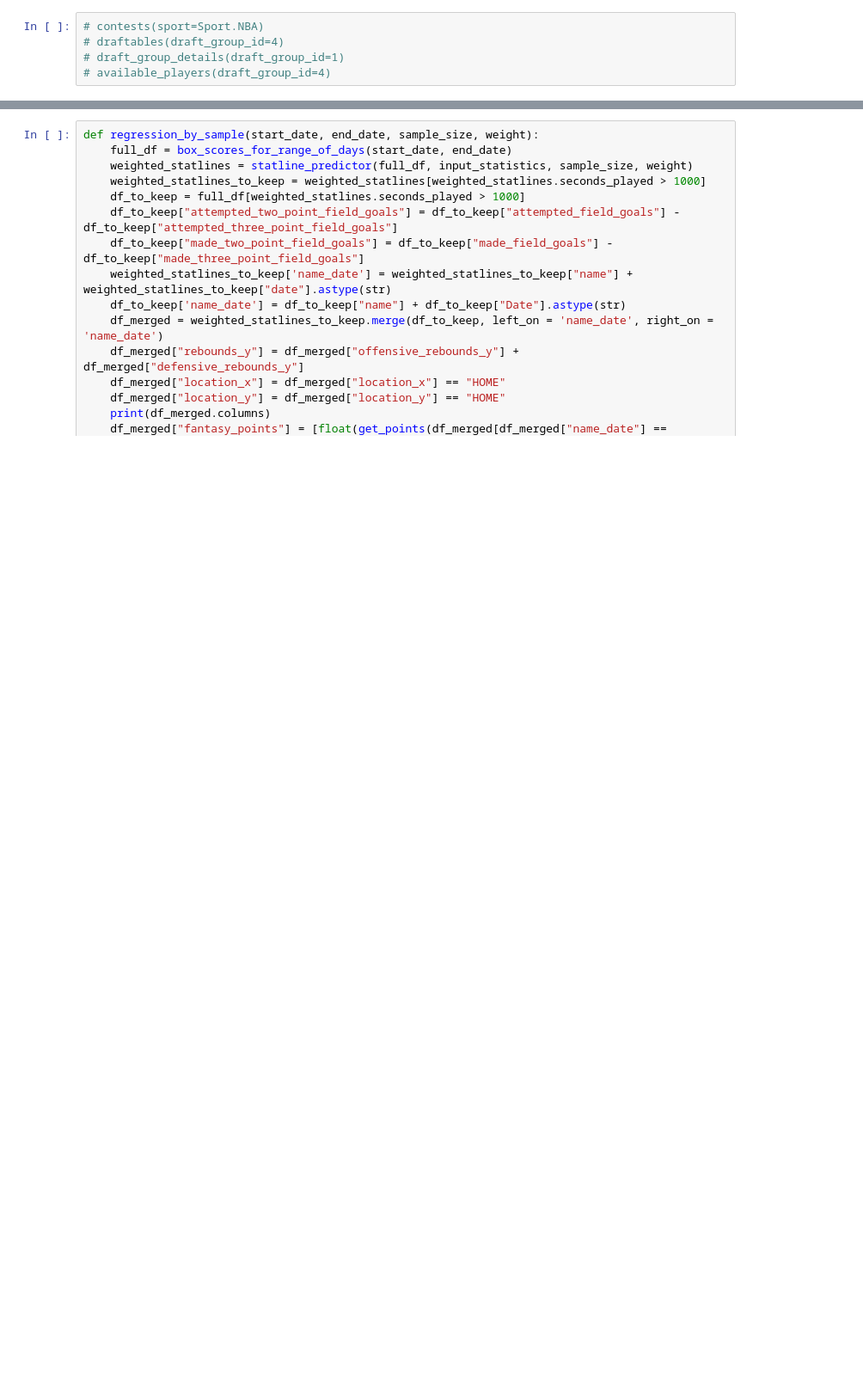
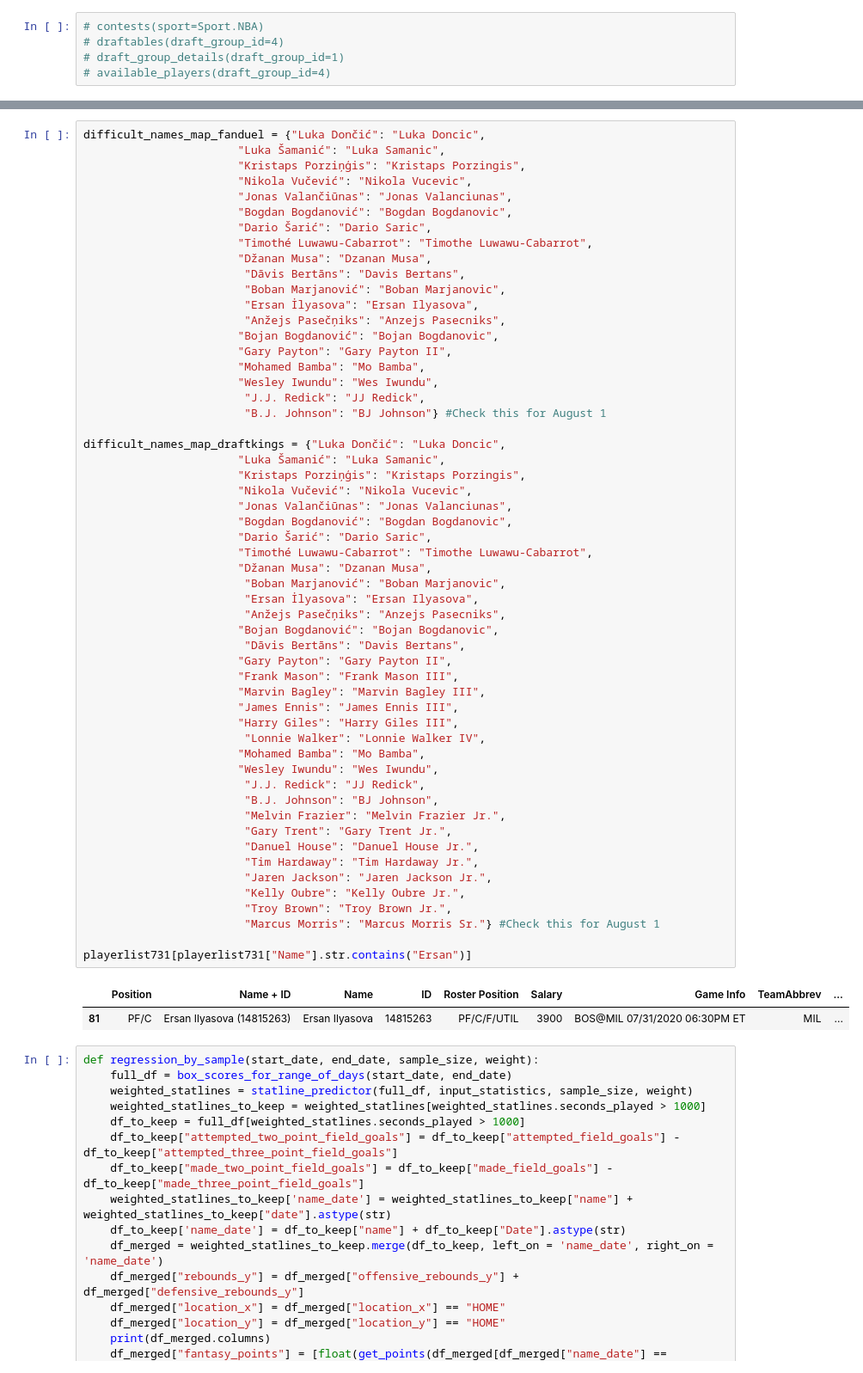
Before and after one commit to Shaviv-Hoffman-Lowitz/Sports-Analytics-Group-at-Berkeley-Machine-Learning-Project, a Jupyter notebook: final_model.ipynb, the cells around one changed output, grey strips where cells are left out. Shown: that part at 86% size. Cells and saved outputs as stored; diff of their text form; blank space fills up the shorter version.

```diff
--- a/final_model.ipynb
+++ b/final_model.ipynb
@@ -825,3 +853,61 @@ july_31_predictions[july_31_predictions.fantasy_points_8_9 < 0]
+# %%
+difficult_names_map_fanduel = {"Luka Dončić": "Luka Doncic",
+                       "Luka Šamanić": "Luka Samanic",
+                       "Kristaps Porziņģis": "Kristaps Porzingis",
+                       "Nikola Vučević": "Nikola Vucevic",
+                       "Jonas Valančiūnas": "Jonas Valanciunas",
+                       "Bogdan Bogdanović": "Bogdan Bogdanovic",
+                       "Dario Šarić": "Dario Saric",
+                       "Timothé Luwawu-Cabarrot": "Timothe Luwawu-Cabarrot",
+                       "Džanan Musa": "Dzanan Musa",
+                        "Dāvis Bertāns": "Davis Bertans",
+                        "Boban Marjanović": "Boban Marjanovic",
+                        "Ersan İlyasova": "Ersan Ilyasova",
+                        "Anžejs Pasečņiks": "Anzejs Pasecniks",
+                       "Bojan Bogdanović": "Bojan Bogdanovic",
+                       "Gary Payton": "Gary Payton II",
+                       "Mohamed Bamba": "Mo Bamba",
+                       "Wesley Iwundu": "Wes Iwundu",
+                        "J.J. Redick": "JJ Redick",
+                        "B.J. Johnson": "BJ Johnson"} #Check this for August 1
+
+difficult_names_map_draftkings = {"Luka Dončić": "Luka Doncic",
+                       "Luka Šamanić": "Luka Samanic",
+                       "Kristaps Porziņģis": "Kristaps Porzingis",
+                       "Nikola Vučević": "Nikola Vucevic",
+                       "Jonas Valančiūnas": "Jonas Valanciunas",
+                       "Bogdan Bogdanović": "Bogdan Bogdanovic",
+                       "Dario Šarić": "Dario Saric",
+                       "Timothé Luwawu-Cabarrot": "Timothe Luwawu-Cabarrot",
+                       "Džanan Musa": "Dzanan Musa",
+                        "Boban Marjanović": "Boban Marjanovic",
+                        "Ersan İlyasova": "Ersan Ilyasova",
+                        "Anžejs Pasečņiks": "Anzejs Pasecniks",
+                       "Bojan Bogdanović": "Bojan Bogdanovic",
+                        "Dāvis Bertāns": "Davis Bertans",
+                       "Gary Payton": "Gary Payton II",
+                       "Frank Mason": "Frank Mason III",
+                       "Marvin Bagley": "Marvin Bagley III",
+                       "James Ennis": "James Ennis III",
+                       "Harry Giles": "Harry Giles III",
+                        "Lonnie Walker": "Lonnie Walker IV",
+                       "Mohamed Bamba": "Mo Bamba",
+                       "Wesley Iwundu": "Wes Iwundu",
+                        "J.J. Redick": "JJ Redick",
+                        "B.J. Johnson": "BJ Johnson",
+                        "Melvin Frazier": "Melvin Frazier Jr.",
+                        "Gary Trent": "Gary Trent Jr.",
+                        "Danuel House": "Danuel House Jr.",
+                        "Tim Hardaway": "Tim Hardaway Jr.",
+                        "Jaren Jackson": "Jaren Jackson Jr.",
+                        "Kelly Oubre": "Kelly Oubre Jr.",
+                        "Troy Brown": "Troy Brown Jr.",
+                        "Marcus Morris": "Marcus Morris Sr."} #Check this for August 1
+
+playerlist731[playerlist731["Name"].str.contains("Ersan")]
+# %% [output]
+|  | Position | Name + ID | Name | ID | Roster Position | Salary | Game Info | TeamAbbrev | ... |
+| 81 | PF/C | Ersan Ilyasova (14815263) | Ersan Ilyasova | 14815263 | PF/C/F/UTIL | 3900 | BOS@MIL 07/31/2020 06:30PM ET | MIL | ... |
 # %%
 def regression_by_sample(start_date, end_date, sample_size, weight):
     full_df = box_scores_for_range_of_days(start_date, end_date)
```
Also changed, not shown: parts of 2 cells of this notebook, 8 other files.
